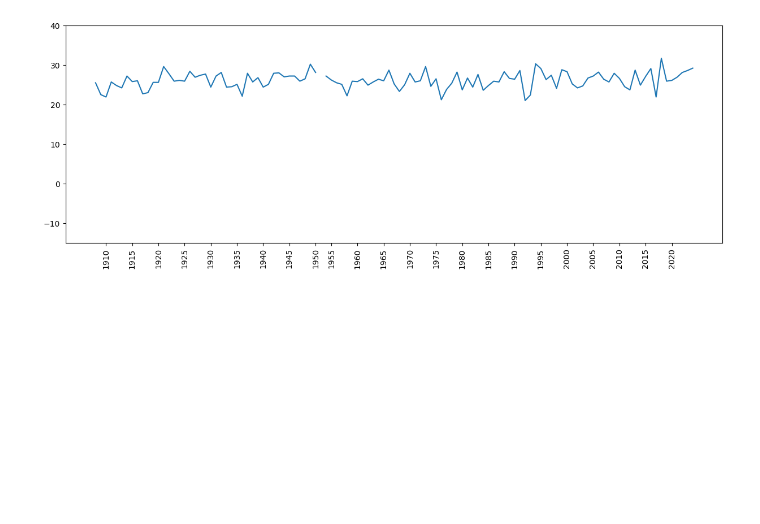
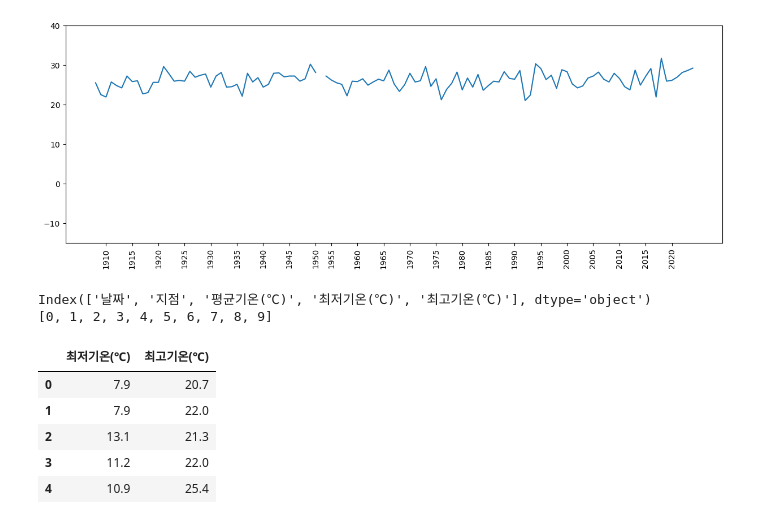
Before and after one commit to shared-repo/human-da5, a Jupyter notebook: workspace/da-packages/c_example.ipynb, the cells around one changed output. Drawn from its saved outputs; the diff is of its cells as text; code cells hidden in the pictures; blank space fills up the shorter version.

```diff
--- a/workspace/da-packages/c_example.ipynb
+++ b/workspace/da-packages/c_example.ipynb
@@ -125,0 +130,28 @@ plt.show()
+# %%
+df = pd.read_csv('data-files/seoul-temperature.csv')
+# %%
+print( df.columns )
+print( list( df.index[:10] ) )
+# 1. 열(column) 단위로 데이터 읽기
+df['최고기온(℃)'] # 단일 컬럼 조회
+df[ ['평균기온(℃)', '최저기온(℃)', '최고기온(℃)'] ] # 여러 개의 컬럼 조회
+# df['평균기온(℃)':'최고기온(℃)'] # 컬럼 슬라이싱 사용 불가능 (행 슬라이싱만 가능)
+
+# 2. 행(index), 열(column) 이름으로 데이터 읽기
+df.loc[0, '평균기온(℃)']
+df.loc[[0,1,2], '평균기온(℃)':'최고기온(℃)']
+df.loc[:5, ['최저기온(℃)','최고기온(℃)']]
+
+# 3. 행(index), 열(column) 번호로 데이터 읽기
+df.iloc[0, 2]
+df.iloc[[0,1,2], 2:]
+df.iloc[:5, [3, 4]]
+# %% [output]
+Index(['날짜', '지점', '평균기온(℃)', '최저기온(℃)', '최고기온(℃)'], dtype='object')
+[0, 1, 2, 3, 4, 5, 6, 7, 8, 9]
+|  | 최저기온(℃) | 최고기온(℃) |
+| 0 | 7.9 | 20.7 |
+| 1 | 7.9 | 22.0 |
+| 2 | 13.1 | 21.3 |
+| 3 | 11.2 | 22.0 |
+| 4 | 10.9 | 25.4 |
```
Also changed, not shown: parts of 1 cell of this notebook.
